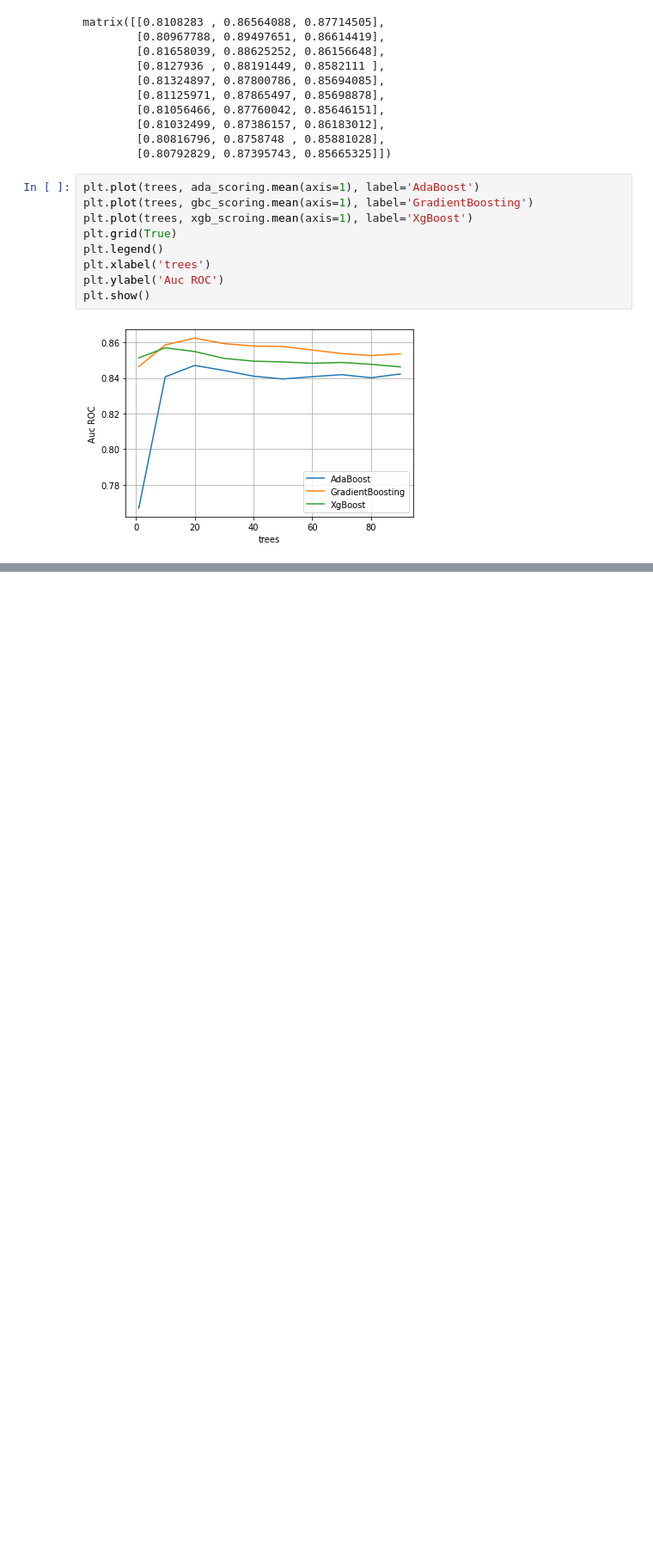
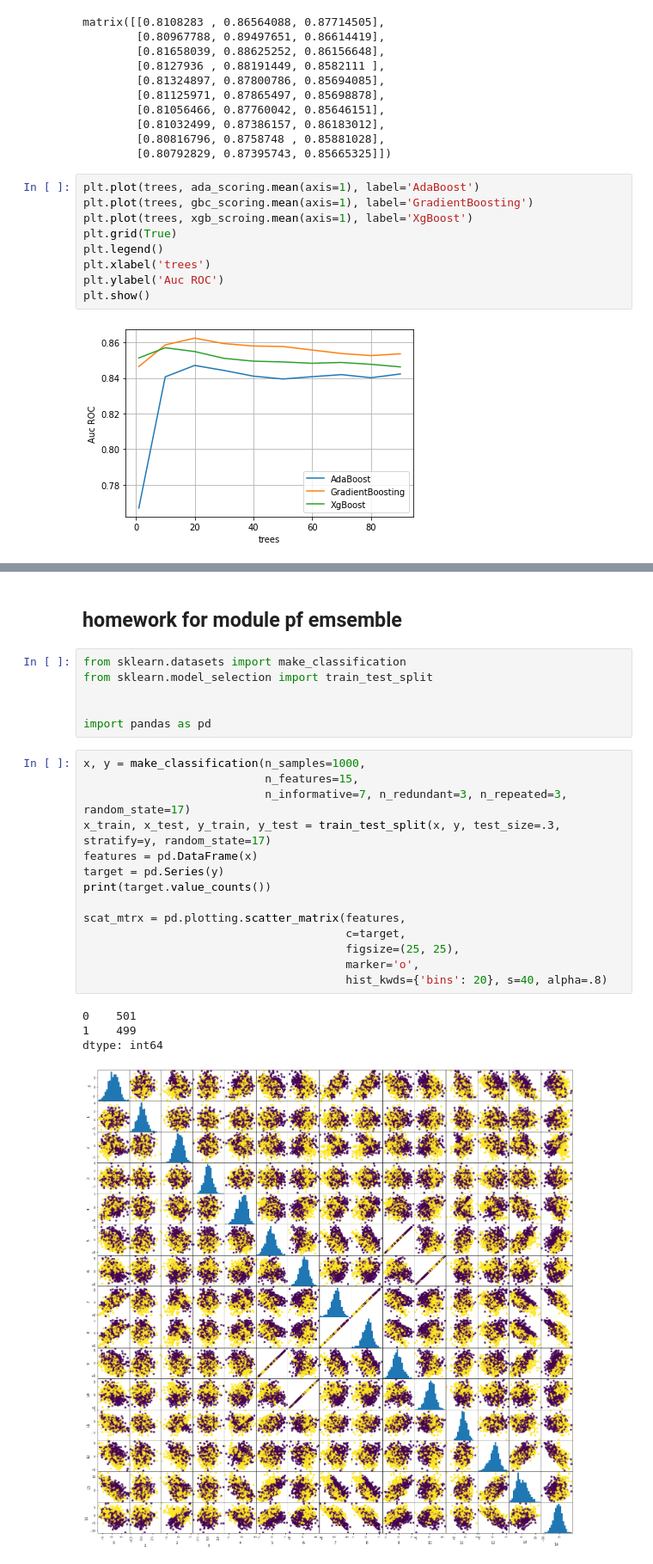
Before and after one commit to Stynic/train_ml_math, a Jupyter notebook: ml/low_level/module_9/notebook_9.ipynb, the cells around one changed output, grey strips where cells are left out. Shown at 86% size. Saved outputs shown, nothing was run; the diff lists cells and outputs as text; blank space fills up the shorter version.

```diff
--- a/ml/low_level/module_9/notebook_9.ipynb
+++ b/ml/low_level/module_9/notebook_9.ipynb
@@ -98,0 +200,27 @@ plt.show()
+# %% [markdown]
+## homework for module pf emsemble
+# %%
+from sklearn.datasets import make_classification
+from sklearn.model_selection import train_test_split
+
+
+import pandas as pd
+# %%
+x, y = make_classification(n_samples=1000,
+                           n_features=15,
+                           n_informative=7, n_redundant=3, n_repeated=3, random_state=17)
+x_train, x_test, y_train, y_test = train_test_split(x, y, test_size=.3, stratify=y, random_state=17)
+features = pd.DataFrame(x)
+target = pd.Series(y)
+print(target.value_counts())
+
+scat_mtrx = pd.plotting.scatter_matrix(features,
+                                       c=target,
+                                       figsize=(25, 25),
+                                       marker='o',
+                                       hist_kwds={'bins': 20}, s=40, alpha=.8)
+# %% [output]
+0    501
+1    499
+dtype: int64
+[figure, added]
```
Also changed, not shown: parts of 13 cells of this notebook.
